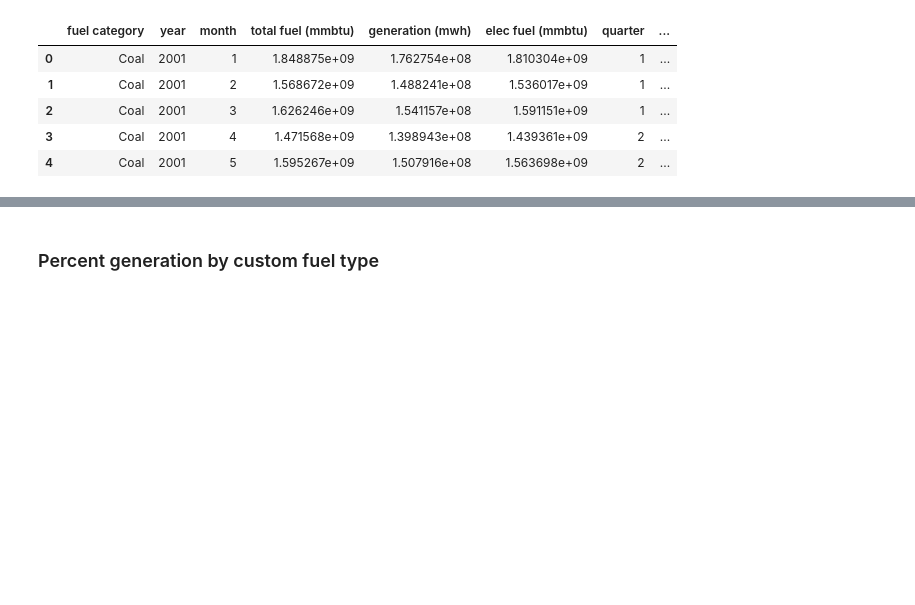
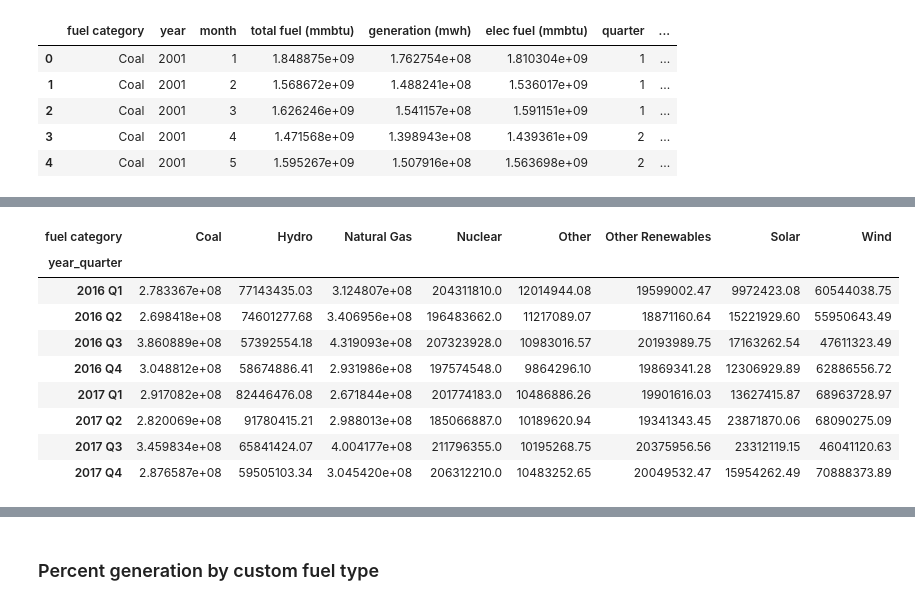
Before and after one commit to gschivley/carbon-index, a Jupyter notebook: Notebooks/Calculate national and NERC gen and emissions.ipynb, the cells around one changed output, grey strips where cells are left out. Saved outputs shown, nothing was run; the diff lists cells and outputs as text; code cells hidden in the pictures; blank space fills up the shorter version.

```diff
--- a/Notebooks/Calculate national and NERC gen and emissions.ipynb
+++ b/Notebooks/Calculate national and NERC gen and emissions.ipynb
@@ -303,3 +424,16 @@ gen_quarter.head()
+# %%
+gen_quarter.loc[idx[:, [2016, 2017], :], :].pivot_table(values='generation (mwh)', index='year_quarter', columns='fuel category')
+# %% [output]
+| fuel category | Coal | Hydro | Natural Gas | Nuclear | Other | Other Renewables | Solar | Wind |
+| year_quarter |  |  |  |  |  |  |  |  |
+| 2016 Q1 | 2.783367e+08 | 77143435.03 | 3.124807e+08 | 204311810.0 | 12014944.08 | 19599002.47 | 9972423.08 | 60544038.75 |
+| 2016 Q2 | 2.698418e+08 | 74601277.68 | 3.406956e+08 | 196483662.0 | 11217089.07 | 18871160.64 | 15221929.60 | 55950643.49 |
+| 2016 Q3 | 3.860889e+08 | 57392554.18 | 4.319093e+08 | 207323928.0 | 10983016.57 | 20193989.75 | 17163262.54 | 47611323.49 |
+| 2016 Q4 | 3.048812e+08 | 58674886.41 | 2.931986e+08 | 197574548.0 | 9864296.10 | 19869341.28 | 12306929.89 | 62886556.72 |
+| 2017 Q1 | 2.917082e+08 | 82446476.08 | 2.671844e+08 | 201774183.0 | 10486886.26 | 19901616.03 | 13627415.87 | 68963728.97 |
+| 2017 Q2 | 2.820069e+08 | 91780415.21 | 2.988013e+08 | 185066887.0 | 10189620.94 | 19341343.45 | 23871870.06 | 68090275.09 |
+| 2017 Q3 | 3.459834e+08 | 65841424.07 | 4.004177e+08 | 211796355.0 | 10195268.75 | 20375956.56 | 23312119.15 | 46041120.63 |
+| 2017 Q4 | 2.876587e+08 | 59505103.34 | 3.045420e+08 | 206312210.0 | 10483252.65 | 20049532.47 | 15954262.49 | 70888373.89 |
 # %%
 gen_annual = gen_monthly.groupby(['fuel category', 'year']).sum()
 gen_annual['adjusted index (g/kwh)'] = (gen_annual['adjusted co2 (kg)']
```
Also changed, not shown: parts of 24 cells of this notebook.
